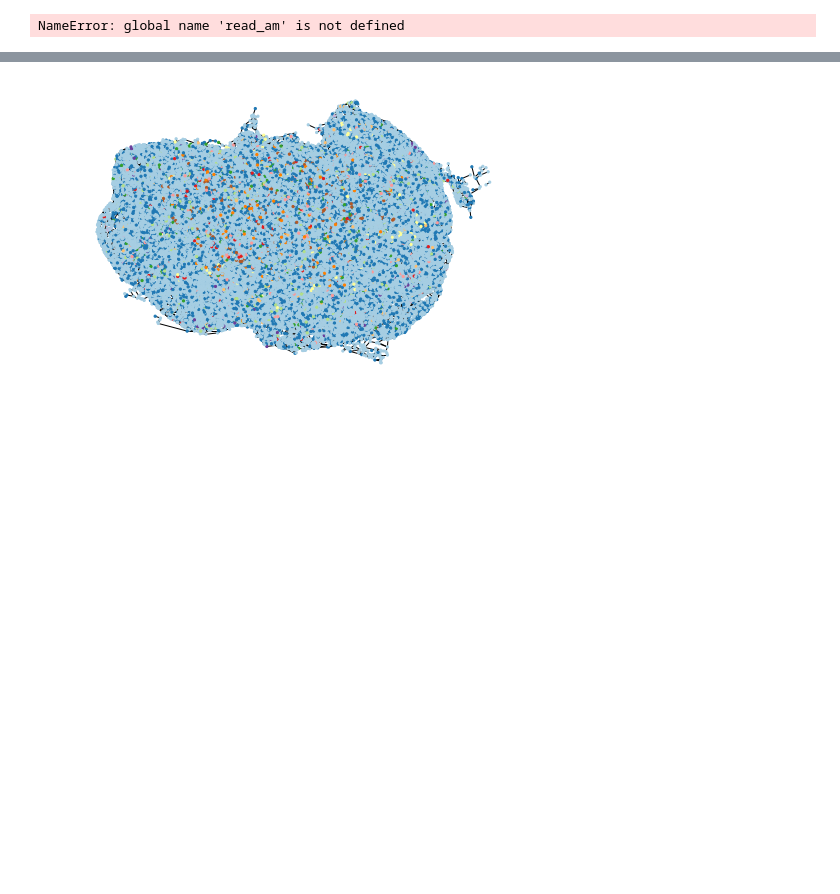
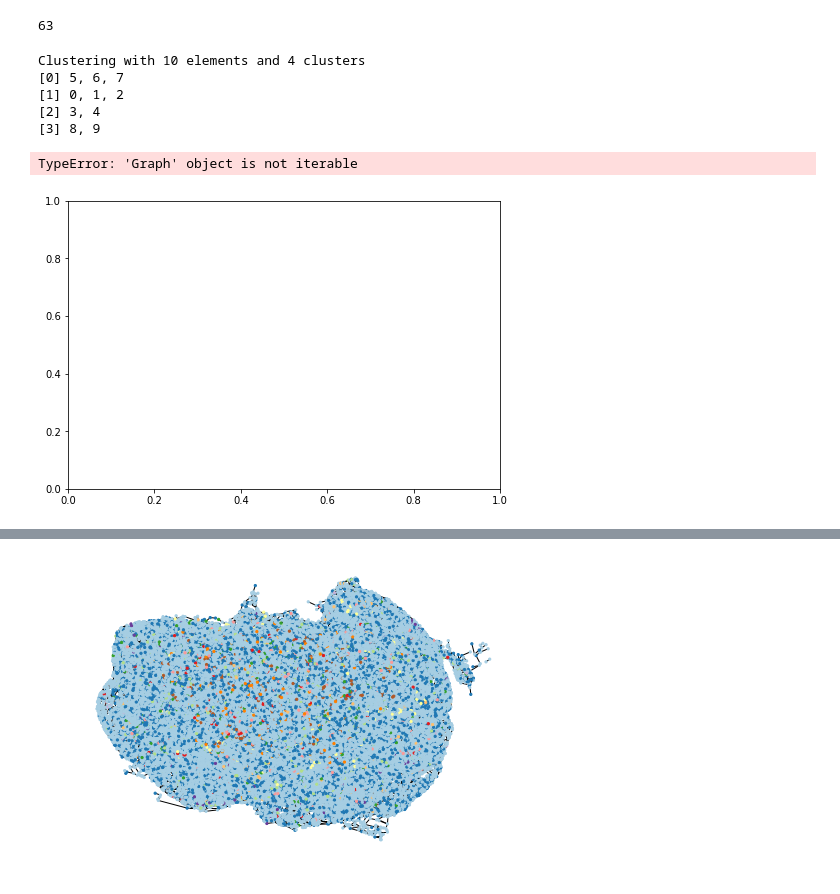
Before and after one commit to magdyksaleh/cs224w_ssm, a Jupyter notebook: notebooks/community.ipynb, the cells around one changed output, grey strips where cells are left out. Cells and saved outputs as stored; diff of their text form; code cells hidden in the pictures; blank space fills up the shorter version.

```diff
--- a/notebooks/community.ipynb
+++ b/notebooks/community.ipynb
@@ -60,8 +96,6 @@ community_LS = dict(community_LS)
 # %%
 G_LS=nx.Graph()
 G_LS.add_nodes_from(community_LS.keys())
-# print G_LS174T.IsNode(node)
-# G_LS174T.GetNI(12959).GetOutEdges()
 for community, nodes in community_LS.items():
     nbrs = set()
     for node in nodes:
@@ -72,14 +106,43 @@ for community, nodes in community_LS.items():
         if nodes2 &nbrs:
             G_LS.add_edge(community, community2)
 community_sizes = [len(val) for val in community_LS.values()]
+community_colors = np.arange(len(community_sizes))
+community_colors[community_sizes==1] = 1000
 community_position = []
 coordinates = get_pos('../data/og_files/LS174T_spatialGraph_RIN.txt')
 community_coordinates = {}
 for community, nodes in community_LS.items():
-    sum_coord = np.asarray([0,0,0])
+    sum_coord = np.asarray([0,0,0]).astype(np.float64)
     for node in nodes:
         sum_coord += coordinates[node]
-    community_coordinates[community] = sum_coord/float(len(nodes))
+    community_coordinates[community] = sum_coord[:2]/float(len(nodes))
+# print np.argsort(community_sizes)
+print np.argmax(np.asarray(community_sizes)==22)
 # %% [output]
-NameError: global name 'read_am' is not defined
+63
+# %%
+# LS = nx.read_edgelist("../data/Edgelist_v2/LS174T_clean_EdgesList.txt", nodetype=int)
+# subgraph_LS = LS.subgraph(list(community_LS[0]))
+# print(len(subgraph_LS.edges()))
+# total_degree= 0
+# for node in subgraph_LS.nodes():
+#     total_degree+=G_LS174T.GetNI(node).GetDeg()
+# print(total_degree)
+# nx.draw(subgraph_LS, cmap = plt.cm.Paired, width = 0.5, node_size=10)
+
+test = ig.Graph()
+test.add_vertices(10)
+test.add_edges([(0,1),(1,2), (0,3),  (3,4), (0,5), (5,6), (6,7), (5,8), (8,9)])
+part_test = leidenalg.find_partition(test, leidenalg.ModularityVertexPartition)
+print part_test
+
+# nx.draw(test, cmap = plt.cm.Paired, width = 0.5, node_size=10)
+# %% [output]
+Clustering with 10 elements and 4 clusters
+[0] 5, 6, 7
+[1] 0, 1, 2
+[2] 3, 4
+[3] 8, 9
+TypeError: 'Graph' object is not iterable
+[figure, added]
 # %%
```
Also changed, not shown: parts of 27 cells of this notebook, 13 other files.
